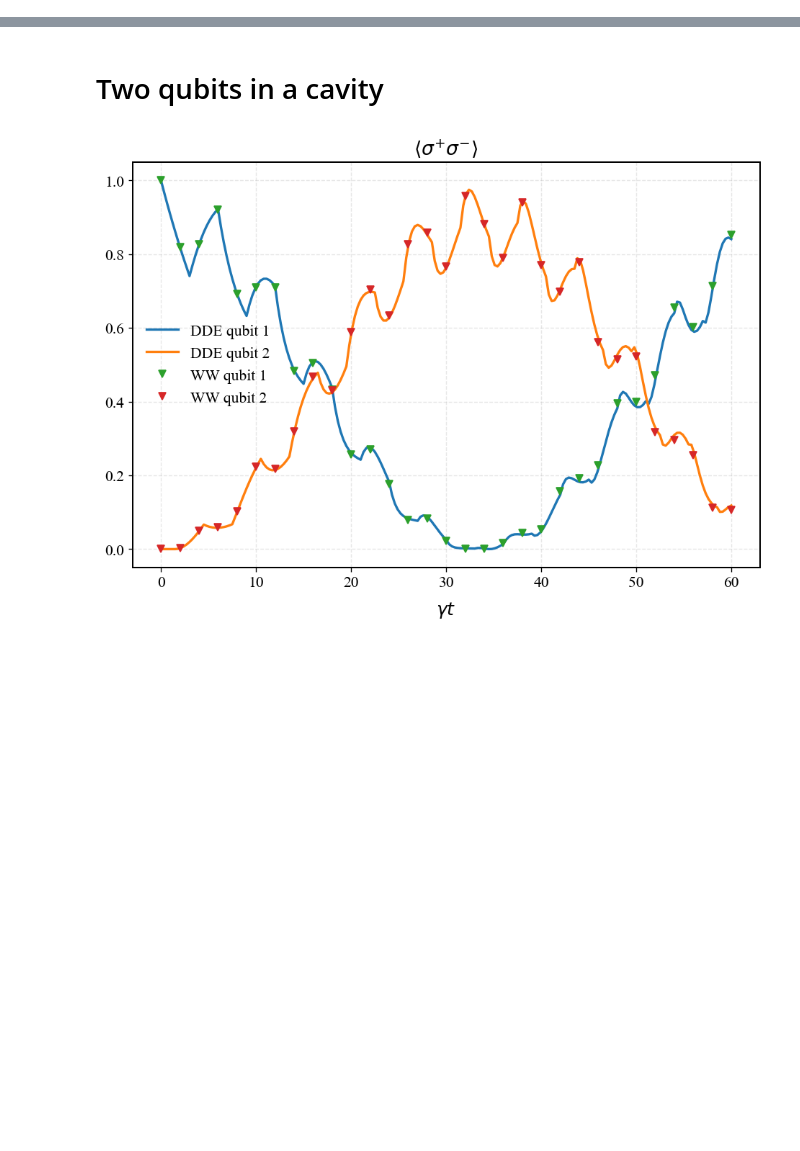
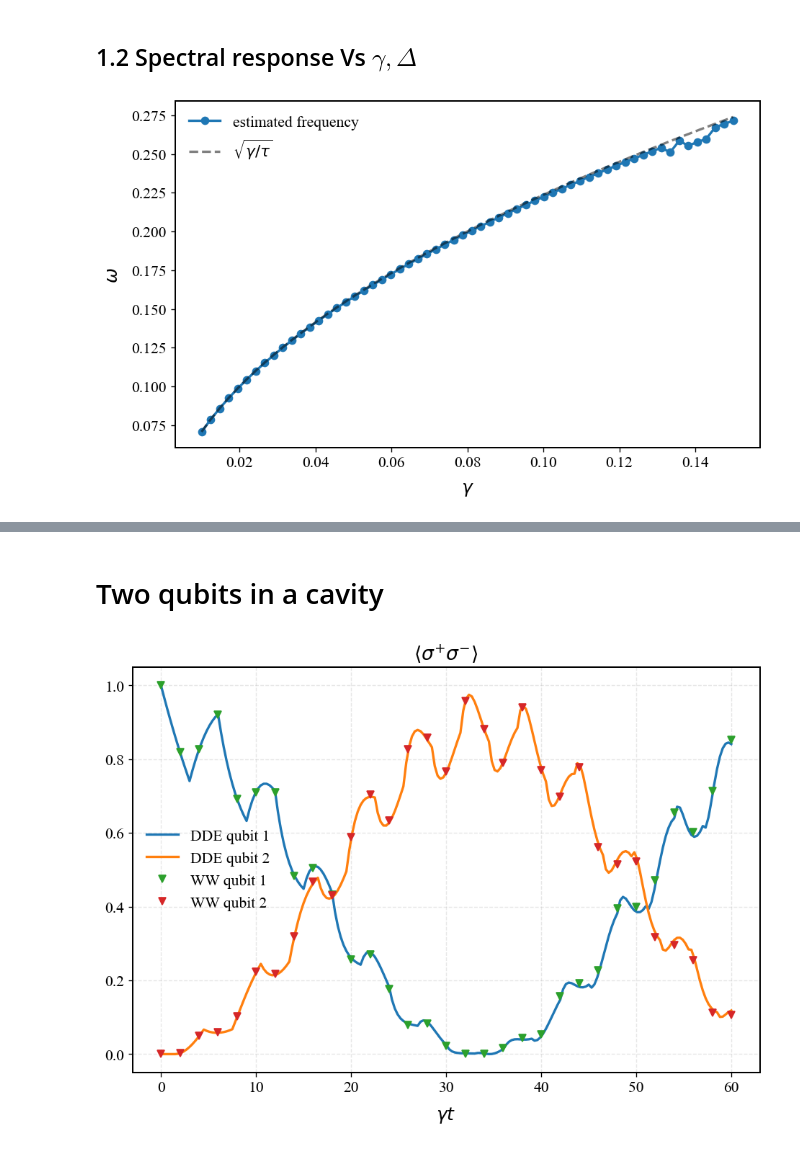
Before and after one commit to Taitoos2/non_markovian_qubit_swap, a Jupyter notebook: Idea_2.ipynb, the cells around one changed output, grey strips where cells are left out. Drawn from its saved outputs; the diff is of its cells as text; code cells hidden in the pictures; blank space fills up the shorter version.

```diff
--- a/Idea_2.ipynb
+++ b/Idea_2.ipynb
@@ -9,0 +37,6 @@ set_plot_style()
+# %% [markdown]
+## 1.2 Spectral response Vs $\gamma , \Delta $
+# %%
+_=exp005(Delta_list=[10],gamma_list=list(np.linspace(0.01,0.15,60)),L2_method='TNC',n_steps=1001,n_modes=70)
+# %% [output]
+[figure, added]
```
Also changed, not shown: parts of 13 cells of this notebook, 1 other file.
